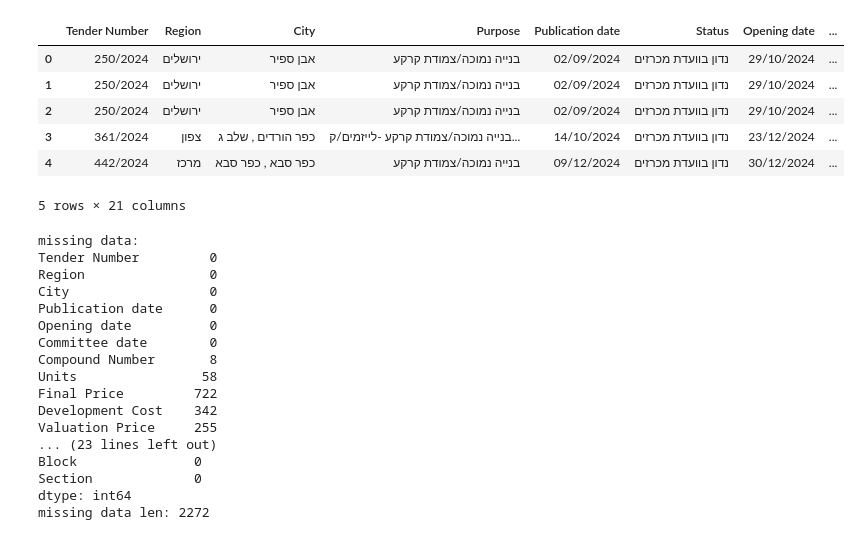
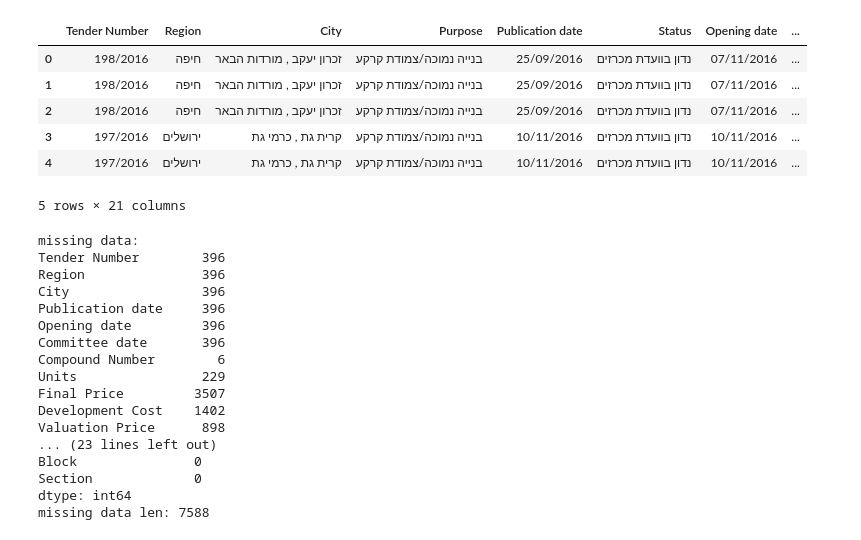
Before and after one commit to shanilev123456/Final-Project-ds, a Jupyter notebook: data_cleaned.ipynb, the cells around one changed output. Saved outputs shown, nothing was run; the diff lists cells and outputs as text; code cells hidden in the pictures.

```diff
--- a/data_cleaned.ipynb
+++ b/data_cleaned.ipynb
@@ -9,64 +9,73 @@ Saving rmi_results.csv to rmi_results (16).csv
 # %%
 import pandas as pd
-df = pd.read_csv('rmi_results.csv')
+df = pd.read_excel('rmi_data.xlsx')
 df.head()
 # %% [output]
 |  | Tender Number | Region | City | Purpose | Publication date | Status | Opening date | ... |
-| 0 | 250/2024 | ירושלים | אבן ספיר | בנייה נמוכה/צמודת קרקע | 02/09/2024 | נדון בוועדת מכרזים | 29/10/2024 | ... |
-| 1 | 250/2024 | ירושלים | אבן ספיר | בנייה נמוכה/צמודת קרקע | 02/09/2024 | נדון בוועדת מכרזים | 29/10/2024 | ... |
-| 2 | 250/2024 | ירושלים | אבן ספיר | בנייה נמוכה/צמודת קרקע | 02/09/2024 | נדון בוועדת מכרזים | 29/10/2024 | ... |
-| 3 | 361/2024 | צפון | כפר הורדים , שלב ג | בנייה נמוכה/צמודת קרקע -לייזמים/ק... | 14/10/2024 | נדון בוועדת מכרזים | 23/12/2024 | ... |
-| 4 | 442/2024 | מרכז | כפר סבא , כפר סבא | בנייה נמוכה/צמודת קרקע | 09/12/2024 | נדון בוועדת מכרזים | 30/12/2024 | ... |
+| 0 | 198/2016 | חיפה | זכרון יעקב , מורדות הבאר | בנייה נמוכה/צמודת קרקע | 25/09/2016 | נדון בוועדת מכרזים | 07/11/2016 | ... |
+| 1 | 198/2016 | חיפה | זכרון יעקב , מורדות הבאר | בנייה נמוכה/צמודת קרקע | 25/09/2016 | נדון בוועדת מכרזים | 07/11/2016 | ... |
+| 2 | 198/2016 | חיפה | זכרון יעקב , מורדות הבאר | בנייה נמוכה/צמודת קרקע | 25/09/2016 | נדון בוועדת מכרזים | 07/11/2016 | ... |
+| 3 | 197/2016 | ירושלים | קרית גת , כרמי גת | בנייה נמוכה/צמודת קרקע | 10/11/2016 | נדון בוועדת מכרזים | 10/11/2016 | ... |
+| 4 | 197/2016 | ירושלים | קרית גת , כרמי גת | בנייה נמוכה/צמודת קרקע | 10/11/2016 | נדון בוועדת מכרזים | 10/11/2016 | ... |
 5 rows × 21 columns
 # %%
 
 df = df.drop(columns=['Purpose', 'Status', 'Winner Name', 'Submission deadline', 'Plan'])
 # %%
-
+# הצגת נתונים חסרים לפני טיפול
 print("missing data:")
 print(df.isnull().sum())
 
-
-
+# הסרת שורות שבהן 'Final Price' חסר או שווה ל-"אין הצעות למתחם זה"
 df = df[df['Final Price'].notnull()]
+df = df[df['Region'].notnull()]
 df = df[df['Final Price'] != "אין הצעות למתחם זה"]
 
+# המרת עמודות מספריות למספרים על ידי הסרת פסיקים והמרה ל-float
+# רשימת העמודות שצריכות להיות מספריות
+numeric_columns = ['Final Price', 'Valuation Price', 'Minimum Price', 'Development Cost']
 
+for col in numeric_columns:
+    # המרת העמודה למחרוזת (למקרה שיש ערכים מעורבים), הסרת פסיקים, והמרה למספר
+    df[col] = df[col].astype(str).str.replace(',', '').astype(float)
+
+# טיפול בנתונים חסרים בעמודות מספריות
 df['Units'] = df['Units'].fillna(df['Units'].median())
 df['Valuation Price'] = df['Valuation Price'].fillna(df['Valuation Price'].median())
 df['Minimum Price'] = df['Minimum Price'].fillna(df['Minimum Price'].median())
 df['Development Cost'] = df['Development Cost'].fillna(df['Development Cost'].mean())
 
+# הסרת שורות שבהן 'Compound Number' חסר
 df = df[df['Compound Number'].notnull()]
-print(f"missing data Compound Number : {len(df)}")
-
+print(f"missing data Compound Number: {len(df)}")
 
 # עמודות גיאוגרפיות - מילוי בערך ברירת מחדל
 df['Parcel'] = df['Parcel'].fillna("לא קיים")
 df['Block'] = df['Block'].fillna("לא קיים")
 df['Section'] = df['Section'].fillna("לא קיים")
 
+# הצגת נתונים חסרים לאחר טיפול
 print("\nmissing data after:")
 print(df.isnull().sum())
 print(f"missing data len: {len(df)}")
 # %% [output]
 missing data:
-Tender Number         0
-Region                0
-City                  0
-Publication date      0
-Opening date          0
-Committee date        0
-Compound Number       8
-Units                58
-Final Price         722
-Development Cost    342
-Valuation Price     255
+Tender Number        396
+Region               396
+City                 396
+Publication date     396
+Opening date         396
+Committee date       396
+Compound Number        6
+Units                229
+Final Price         3507
+Development Cost    1402
+Valuation Price      898
 ... (23 lines left out)
 Block               0
 Section             0
 dtype: int64
-missing data len: 2272
+missing data len: 7588
 # %%
 
 df['Final Price'] = df['Final Price'].replace(',', '', regex=True).astype(float)
```
Also changed, not shown: parts of 8 cells of this notebook.
